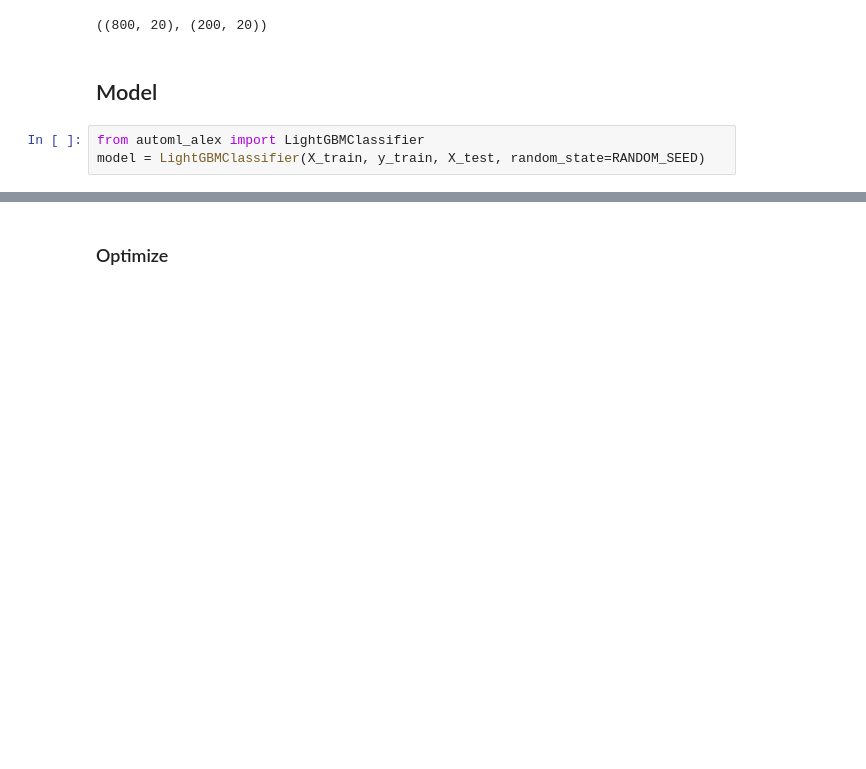
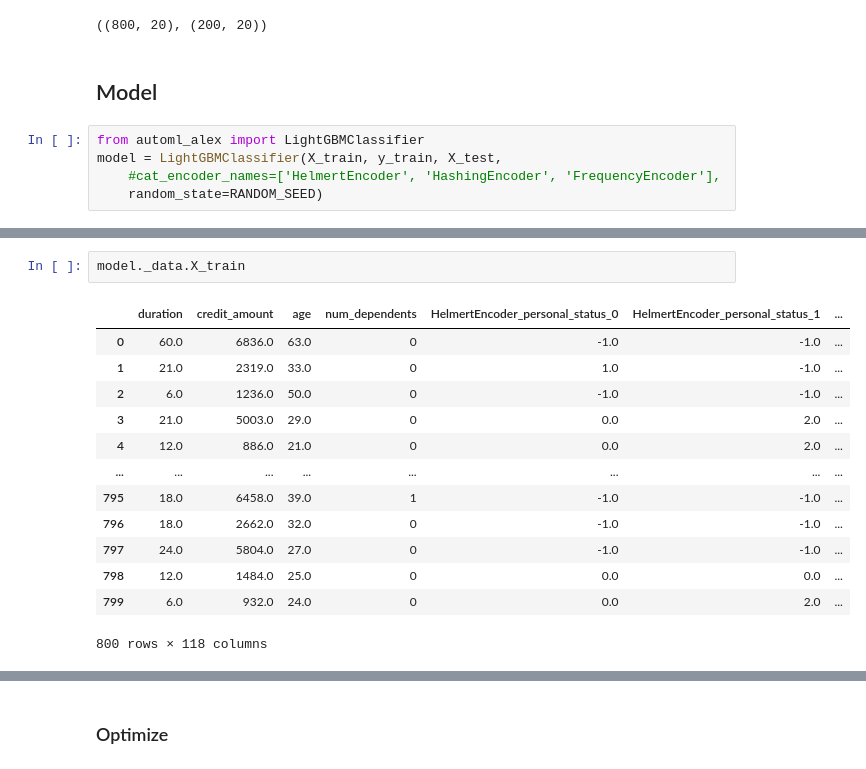
Before and after one commit to Alex-Lekov/AutoML_Alex, a Jupyter notebook: 02_Models.ipynb, the cells around one changed output, grey strips where cells are left out. Drawn from its saved outputs; the diff is of its cells as text; blank space fills up the shorter version.

Commit message:
add cat encoders

```diff
--- a/02_Models.ipynb
+++ b/02_Models.ipynb
@@ -151,7 +40,9 @@ X_train.shape, X_test.shape
 ## Model
 # %%
 from automl_alex import LightGBMClassifier
-model = LightGBMClassifier(X_train, y_train, X_test, random_state=RANDOM_SEED)
+model = LightGBMClassifier(X_train, y_train, X_test,
+    #cat_encoder_names=['HelmertEncoder', 'HashingEncoder', 'FrequencyEncoder'],
+    random_state=RANDOM_SEED)
 # %%
 # fit_predict with default model parameters
 predicts = model.predict()
@@ -161,0 +88,16 @@ Test AUC:  0.8253
+# %%
+model._data.X_train
+# %% [output]
+|  | duration | credit_amount | age | num_dependents | HelmertEncoder_personal_status_0 | HelmertEncoder_personal_status_1 | ... |
+| 0 | 60.0 | 6836.0 | 63.0 | 0 | -1.0 | -1.0 | ... |
+| 1 | 21.0 | 2319.0 | 33.0 | 0 | 1.0 | -1.0 | ... |
+| 2 | 6.0 | 1236.0 | 50.0 | 0 | -1.0 | -1.0 | ... |
+| 3 | 21.0 | 5003.0 | 29.0 | 0 | 0.0 | 2.0 | ... |
+| 4 | 12.0 | 886.0 | 21.0 | 0 | 0.0 | 2.0 | ... |
+| ... | ... | ... | ... | ... | ... | ... | ... |
+| 795 | 18.0 | 6458.0 | 39.0 | 1 | -1.0 | -1.0 | ... |
+| 796 | 18.0 | 2662.0 | 32.0 | 0 | -1.0 | -1.0 | ... |
+| 797 | 24.0 | 5804.0 | 27.0 | 0 | -1.0 | -1.0 | ... |
+| 798 | 12.0 | 1484.0 | 25.0 | 0 | 0.0 | 0.0 | ... |
+| 799 | 6.0 | 932.0 | 24.0 | 0 | 0.0 | 2.0 | ... |
+800 rows × 118 columns
```
Also changed, not shown: parts of 32 cells of this notebook, 6 other files.
